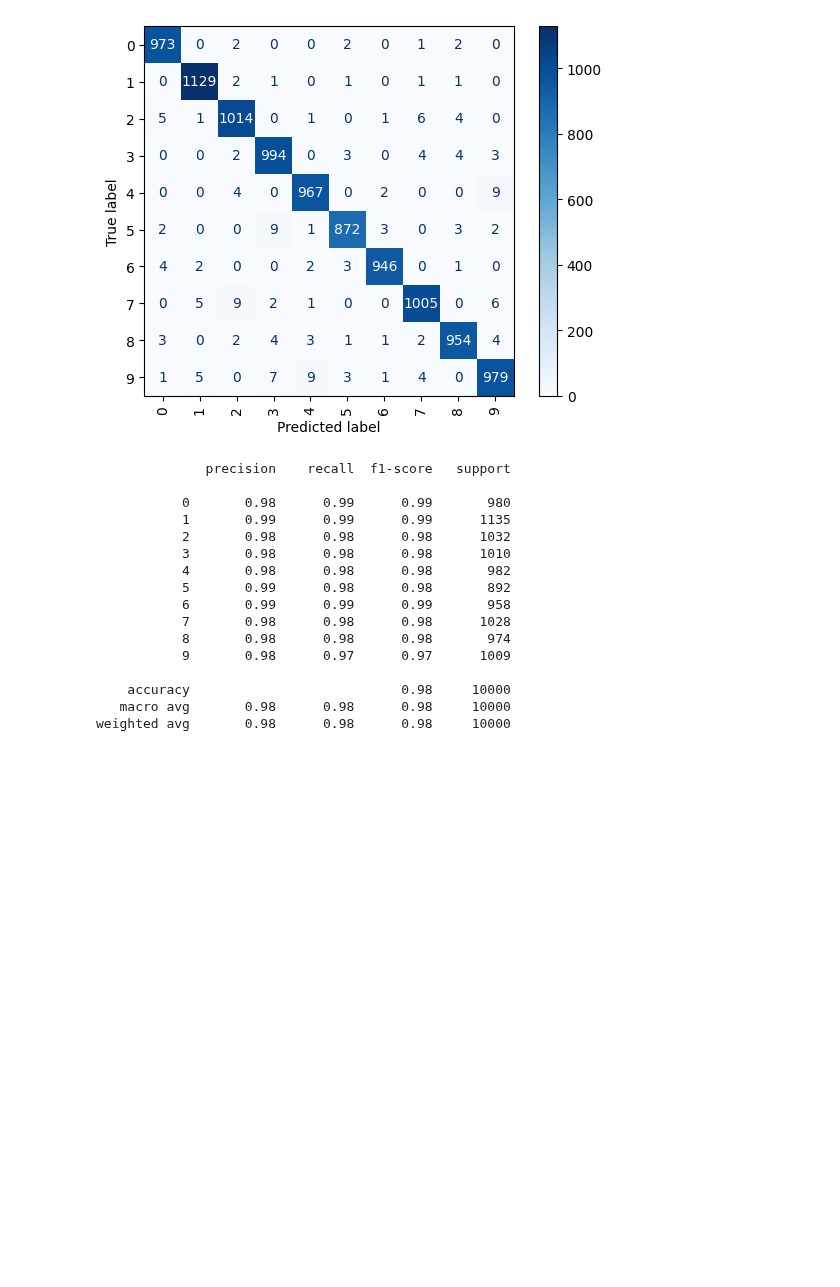
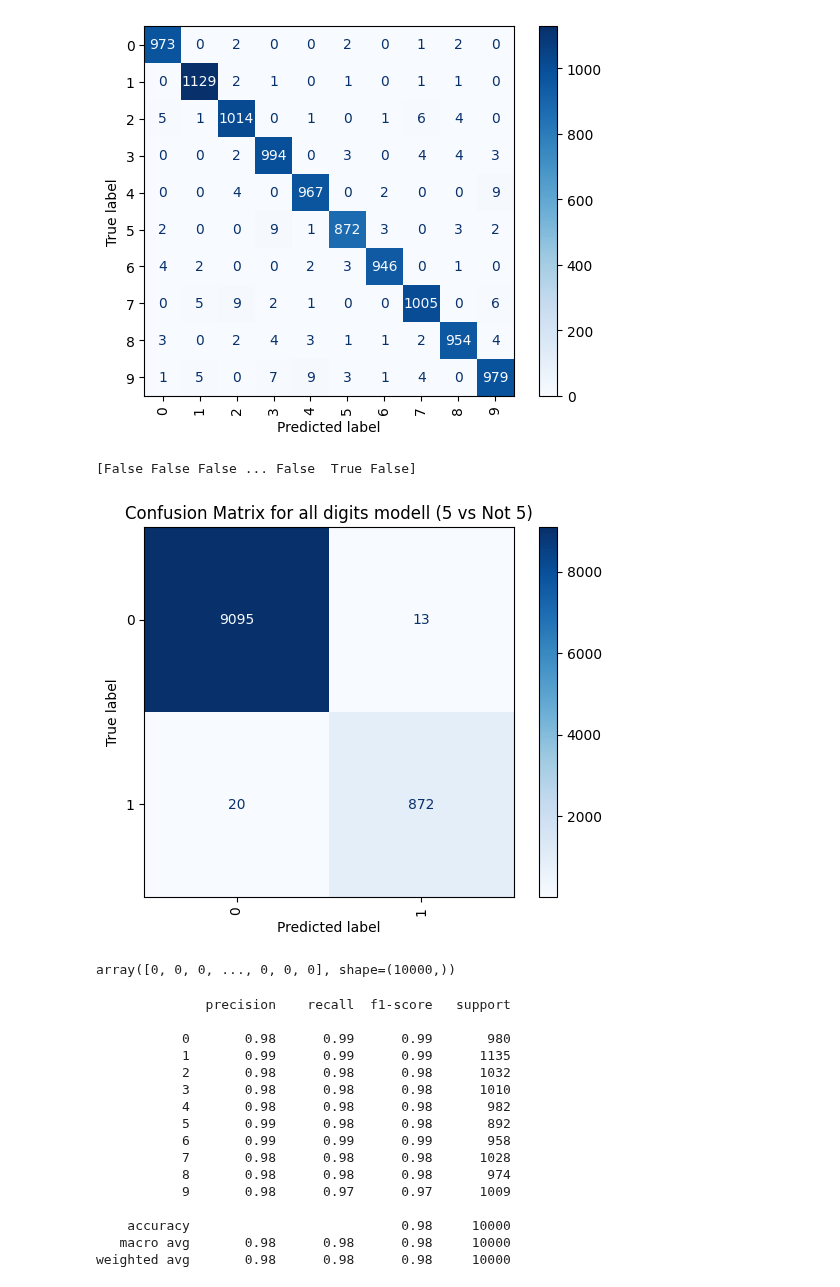
Before and after one commit to PaulBichl/machine-learning, a Jupyter notebook: src/machine_learning/NumberClassification/Load_MNIST_Data.ipynb, the cells around one changed output. Saved outputs shown, nothing was run; the diff lists cells and outputs as text; code cells hidden in the pictures; blank space fills up the shorter version.

```diff
--- a/src/machine_learning/NumberClassification/Load_MNIST_Data.ipynb
+++ b/src/machine_learning/NumberClassification/Load_MNIST_Data.ipynb
@@ -251,6 +277,9 @@ svc = joblib.load("models/svc_model_good.joblib")
 print(f"Best score: {svc.best_params_}")
 # %% [output]
 Best score: {'C': np.float64(46.41588833612777)}
+# %%
+import os
+number_of_cpus = os.cpu_count()
 # %%
 from joblib import Parallel, delayed
 
@@ -301,6 +330,27 @@ cmd.plot(cmap=plt.cm.Blues, xticks_rotation='vertical')
 plt.show()
 # %% [output]
 [figure]
+# %%
+# Build binary labels
+y_test_binary = (y_test == "5").astype(bool)
+y_pred_binary = (y_pred == "5").astype(bool)
+
+# Compute confusion matrix
+cm = confusion_matrix(y_test_binary, y_pred_binary)
+print(y_test_binary)
+
+# Display it (with custom labels: Not 5 / 5)
+cmd = ConfusionMatrixDisplay(confusion_matrix=cm)
+cmd.plot(cmap=plt.cm.Blues, xticks_rotation='vertical')
+plt.title("Confusion Matrix for all digits modell (5 vs Not 5)")
+plt.show()
+# %% [output]
+[False False False ... False  True False]
+[figure, added]
+# %%
+y_test_binary
+# %% [output]
+array([0, 0, 0, ..., 0, 0, 0], shape=(10000,))
 # %%
 cr = classification_report(y_test, y_pred)
 print(cr)
```
Also changed, not shown: parts of 3 cells of this notebook.
